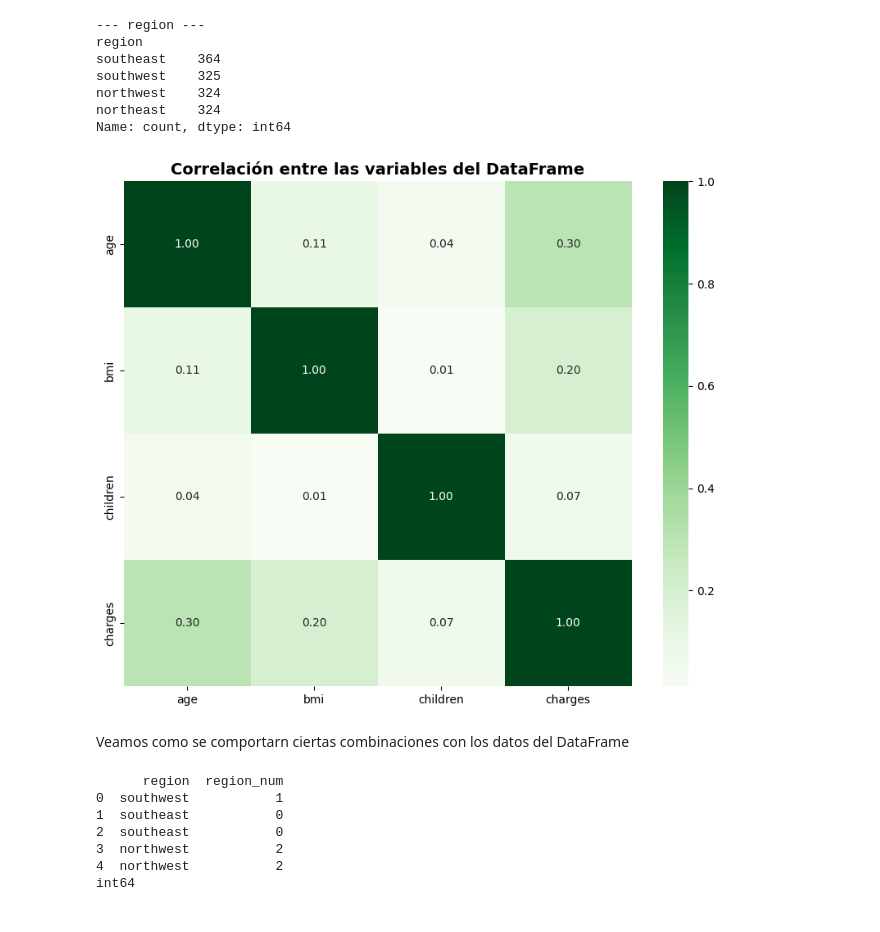
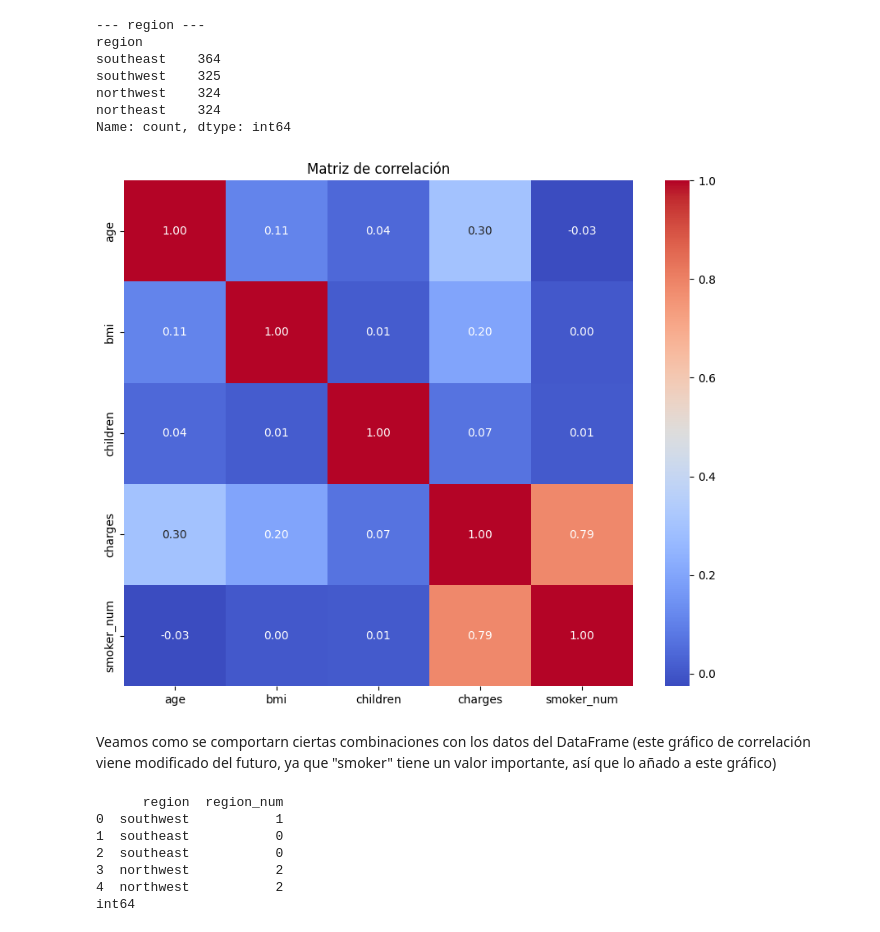
Before and after one commit to 4GeeksAcademy/Leonel_Ponce_Regresion_lineal_medical_insurance, a Jupyter notebook: src/explore.ipynb, the cells around one changed output. Saved outputs shown, nothing was run; the diff lists cells and outputs as text; code cells hidden in the pictures.

```diff
--- a/src/explore.ipynb
+++ b/src/explore.ipynb
@@ -186,16 +193,18 @@ northwest    324
 northeast    324
 Name: count, dtype: int64
 # %%
-#Mapa de calor para buscar correlaciones entre las categorias
-corr = df[num_cols].corr()
+# Convertir solo 'smoker' a numérico
+df["smoker_num"] = df["smoker"].map({"yes": 1, "no": 0})
+corr = df.corr(numeric_only=True)
+
 plt.figure(figsize=(10, 8))
-sns.heatmap(corr, annot=True, cmap="Greens", fmt=".2f")
-plt.title("Correlación entre las variables del DataFrame", fontsize=14, fontweight="bold")
+sns.heatmap(corr, annot=True, fmt=".2f", cmap="coolwarm")
+plt.title("Matriz de correlación")
 plt.show()
 # %% [output]
-[figure, old version]
+[figure, new version]
 # %% [markdown]
-Veamos como se comportarn ciertas combinaciones con los datos del DataFrame
+Veamos como se comportarn ciertas combinaciones con los datos del DataFrame (este gráfico de correlación viene modificado del futuro, ya que "smoker" tiene un valor importante, así que lo añado a este gráfico)
 # %%
 #Al ser la categoria "region" un object lo pasamos a "numérico" para combinarlo con otros
 region_map = {"southeast": 0, "southwest": 1, "northwest": 2, "northeast": 3}
```
Also changed, not shown: parts of 20 cells of this notebook, 1 other file.
